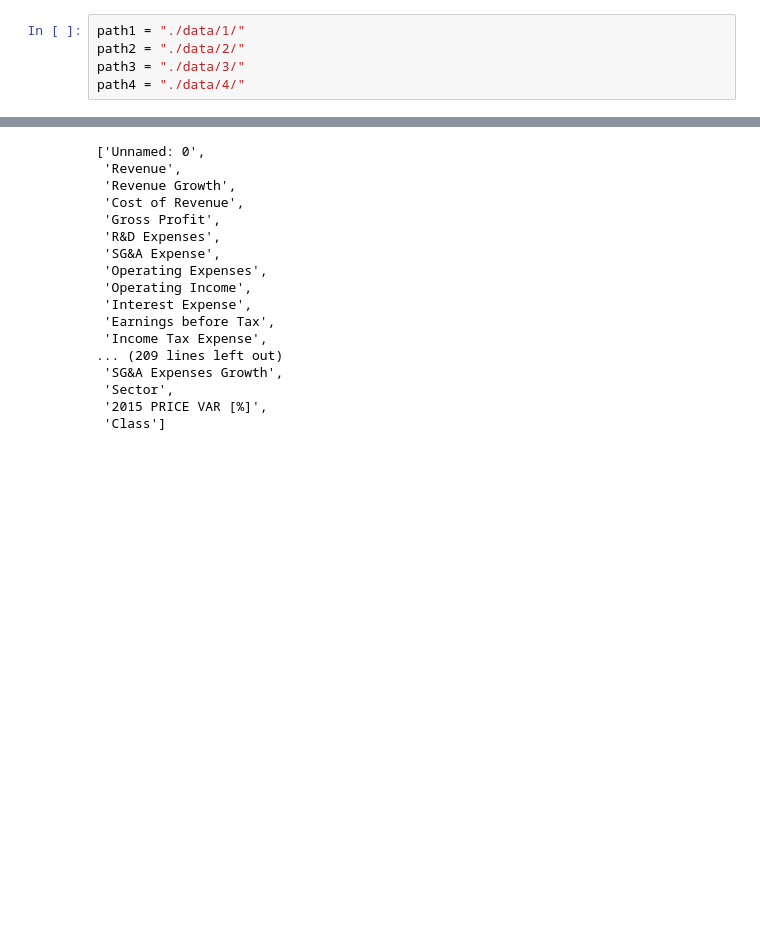
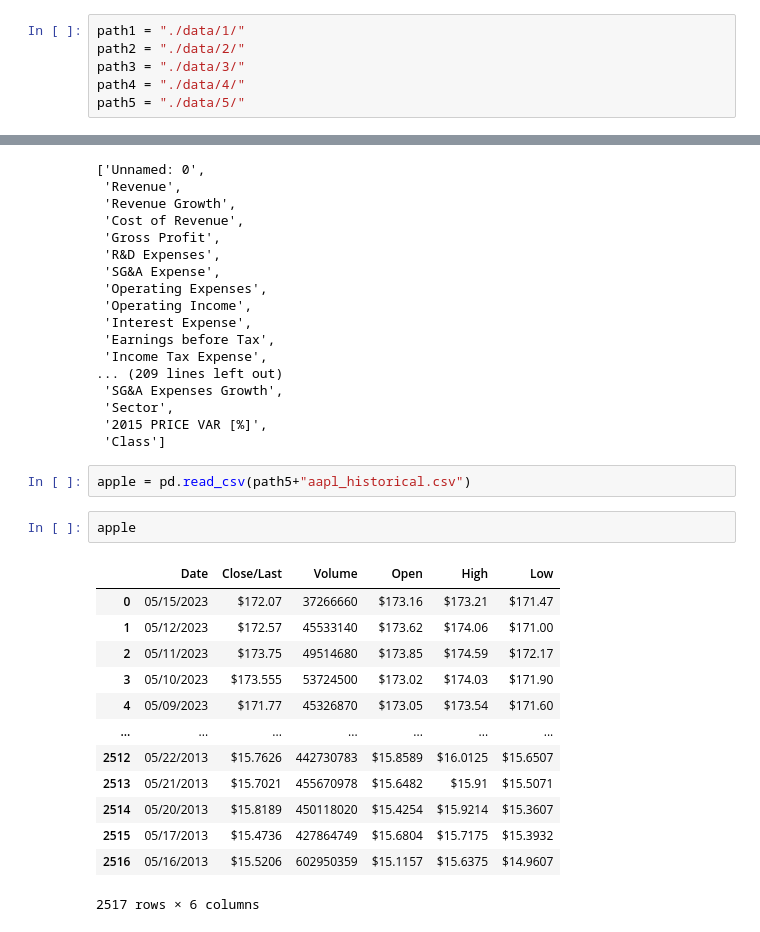
Before and after one commit to PhillipFeldman/StocksAI, a Jupyter notebook: Data_exploration.ipynb, the cells around one changed output, grey strips where cells are left out. Saved outputs shown, nothing was run; the diff lists cells and outputs as text; blank space fills up the shorter version.

```diff
--- a/Data_exploration.ipynb
+++ b/Data_exploration.ipynb
@@ -5,6 +7,7 @@ path1 = "./data/1/"
 path2 = "./data/2/"
 path3 = "./data/3/"
 path4 = "./data/4/"
+path5 = "./data/5/"
 # %%
 companies_df = pd.read_csv(path1+"companies.csv")
 # %%
@@ -108,3 +146,21 @@ list(df_2014_financial_data)
  'Sector',
  '2015 PRICE VAR [%]',
  'Class']
+# %%
+apple = pd.read_csv(path5+"aapl_historical.csv")
+# %%
+apple
+# %% [output]
+|  | Date | Close/Last | Volume | Open | High | Low |
+| 0 | 05/15/2023 | $172.07 | 37266660 | $173.16 | $173.21 | $171.47 |
+| 1 | 05/12/2023 | $172.57 | 45533140 | $173.62 | $174.06 | $171.00 |
+| 2 | 05/11/2023 | $173.75 | 49514680 | $173.85 | $174.59 | $172.17 |
+| 3 | 05/10/2023 | $173.555 | 53724500 | $173.02 | $174.03 | $171.90 |
+| 4 | 05/09/2023 | $171.77 | 45326870 | $173.05 | $173.54 | $171.60 |
+| ... | ... | ... | ... | ... | ... | ... |
+| 2512 | 05/22/2013 | $15.7626 | 442730783 | $15.8589 | $16.0125 | $15.6507 |
+| 2513 | 05/21/2013 | $15.7021 | 455670978 | $15.6482 | $15.91 | $15.5071 |
+| 2514 | 05/20/2013 | $15.8189 | 450118020 | $15.4254 | $15.9214 | $15.3607 |
+| 2515 | 05/17/2013 | $15.4736 | 427864749 | $15.6804 | $15.7175 | $15.3932 |
+| 2516 | 05/16/2013 | $15.5206 | 602950359 | $15.1157 | $15.6375 | $14.9607 |
+2517 rows × 6 columns
```
Also changed, not shown: parts of 14 cells of this notebook.
